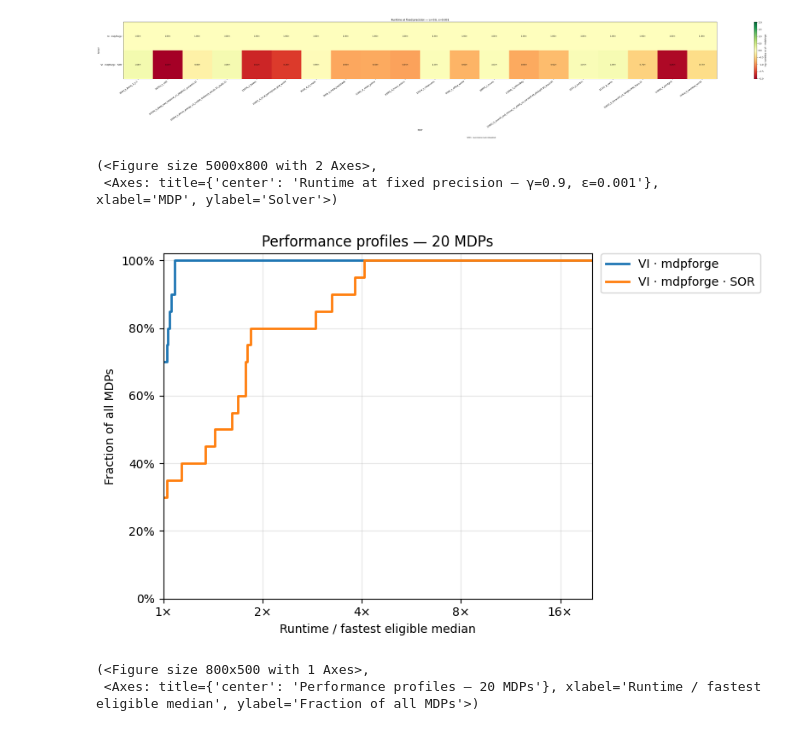
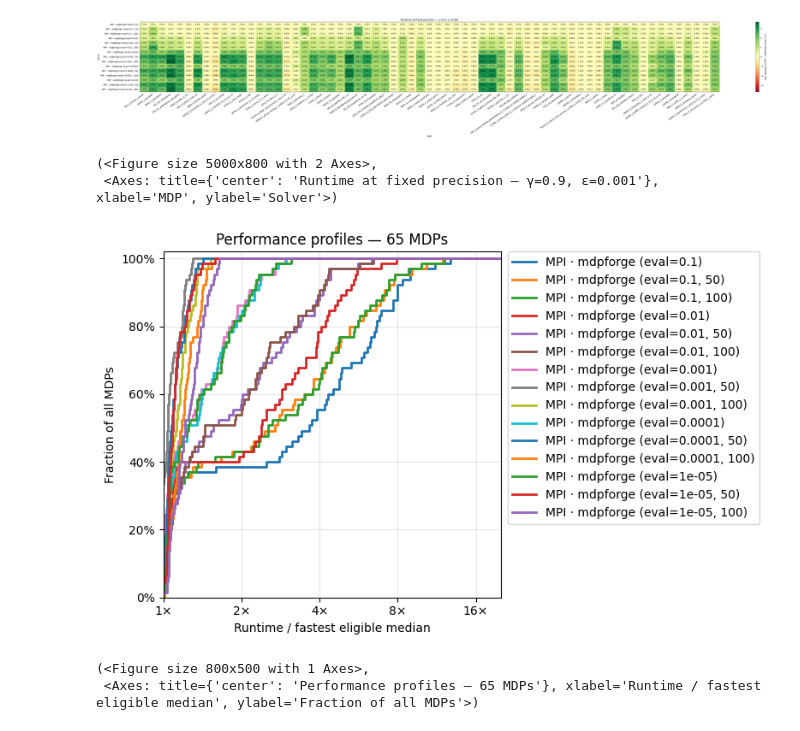
Before and after one commit to OrsoF/mdpforge, a Jupyter notebook: notebooks/value_iteration_techniques.ipynb, the cells around one changed output. Saved outputs shown, nothing was run; the diff lists cells and outputs as text; code cells hidden in the pictures.

```diff
--- a/notebooks/value_iteration_techniques.ipynb
+++ b/notebooks/value_iteration_techniques.ipynb
@@ -18,7 +18,21 @@ random.seed(SEED)
 # %%
 bench = Benchmark()
 bench.reset()
-bench.add_solver("mdpforge_mpi", evaluation_precision=1e-2)
-bench.add_solver("mdpforge_mpi", evaluation_precision=1e-1)
-bench.add_mdp(category="navigation", size=SIZE)
+for evaluation_precision in [1e-1, 1e-2, 1e-3, 1e-4, 1e-5]:
+    for max_iter in [10, 50, 100]:
+        bench.add_solver(
+            "mdpforge_mpi",
+            evaluation_precision=evaluation_precision,
+            max_evaluation_iterations=max_iter,
+        )
+bench.add_all_mdps(size=SIZE)
+results = bench.run(
+    discount=DISCOUNT,
+    precision=PRECISION,
+    repeats=REPEATS,
+    seed=SEED,
+    timeout=TIMEOUT,
+)
+results.plot_performance_profile(max_factor=20)
+results.to_dataframe
 # %% [output]
@@ -26,9 +39,0 @@ ValueError: A solver named 'mdpforge_mpi' is already registered.
-# %%
-results = bench.run(
-    discount=DISCOUNT,
-    precision=PRECISION,
-    repeats=REPEATS,
-    seed=SEED,
-    timeout=TIMEOUT,
-    verbose=True,
-)
@@ -53,18 +40,17 @@ results = bench.run(
 # %%
 import matplotlib.pyplot as plt
 
 fig, ax = plt.subplots(figsize=(50, 8))
-results.plot_heat(ax=ax, reference="mdpforge_vi")
+results.plot_heat(ax=ax)
 # %% [output]
-[figure, old version]
+[figure, new version]
 (<Figure size 5000x800 with 2 Axes>,
  <Axes: title={'center': 'Runtime at fixed precision — γ=0.9, ε=0.001'}, xlabel='MDP', ylabel='Solver'>)
 # %%
-results.plot_performance_profile(max_factor=20)
 # %% [output]
-[figure, old version]
+[figure, new version]
 (<Figure size 800x500 with 1 Axes>,
- <Axes: title={'center': 'Performance profiles — 20 MDPs'}, xlabel='Runtime / fastest eligible median', ylabel='Fraction of all MDPs'>)
+ <Axes: title={'center': 'Performance profiles — 65 MDPs'}, xlabel='Runtime / fastest eligible median', ylabel='Fraction of all MDPs'>)
 # %%
 results.summary()
 # %% [output]
```
Also changed, not shown: parts of 4 cells of this notebook, 28 other files.
